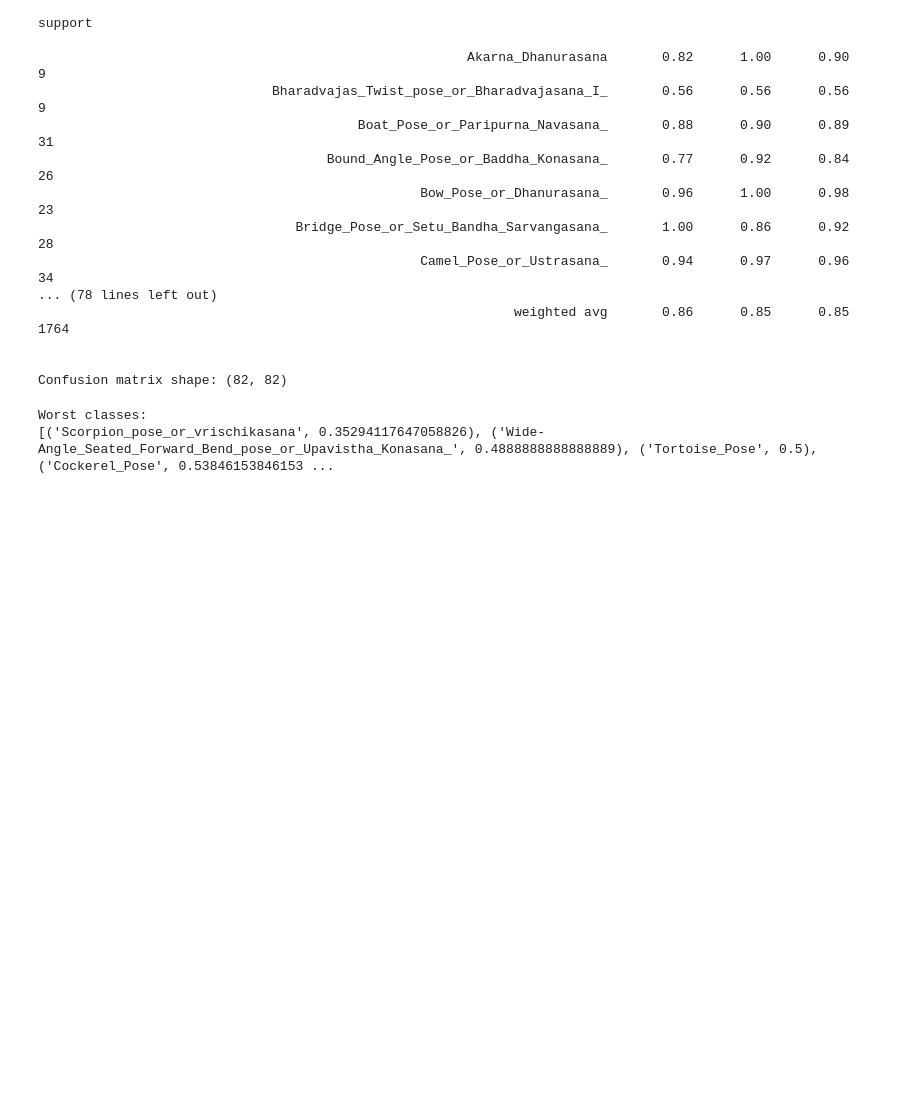
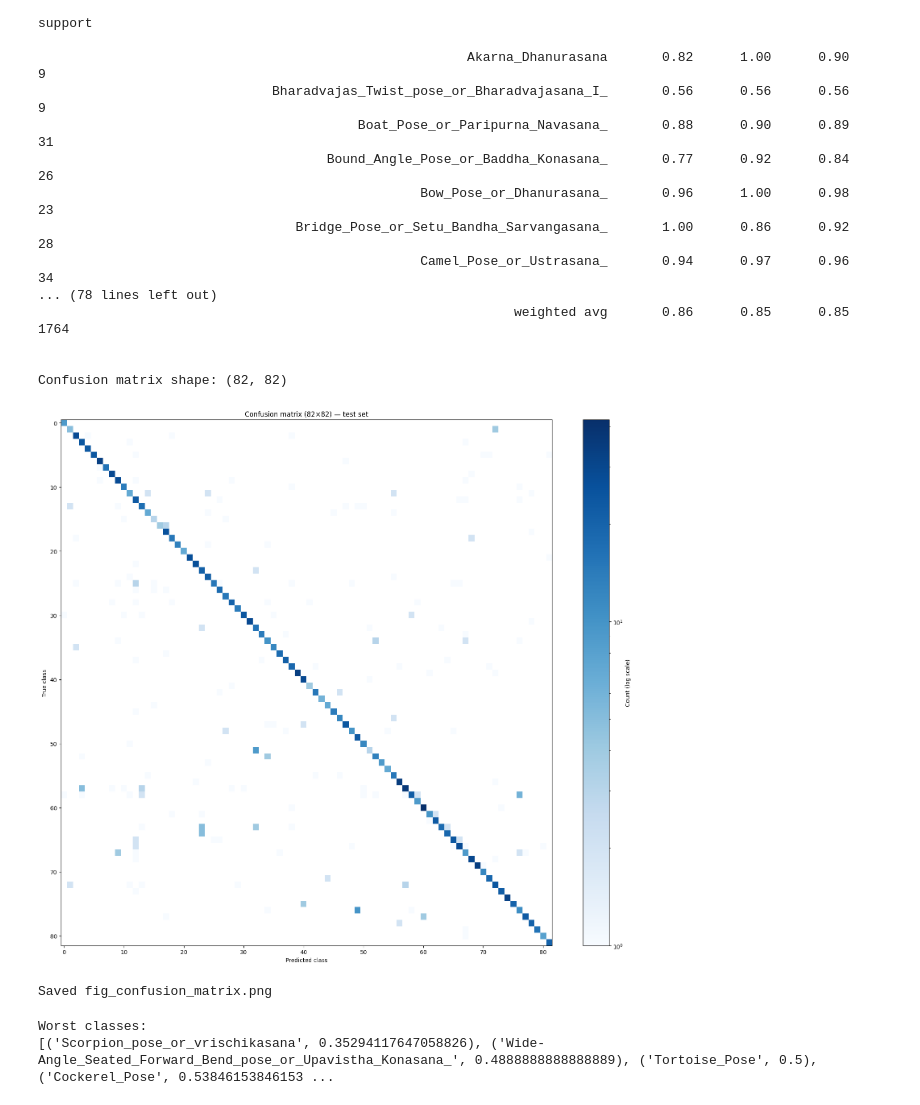
Before and after one commit to ArnasVaic/yoga-pose-classification, a Jupyter notebook: src/notebook.ipynb, the cells around one changed output. Drawn from its saved outputs; the diff is of its cells as text; code cells hidden in the pictures; blank space fills up the shorter version.

```diff
--- a/src/notebook.ipynb
+++ b/src/notebook.ipynb
@@ -304,6 +382,24 @@ Classification report:
 
 
 Confusion matrix shape: (82, 82)
+# %%
+import matplotlib.pyplot as plt
+from matplotlib.colors import LogNorm
+
+vmin = max(1, cm[cm > 0].min())
+fig, ax = plt.subplots(figsize=(16, 14))
+im = ax.imshow(cm, norm=LogNorm(vmin=vmin, vmax=cm.max()), cmap="Blues", aspect="auto")
+plt.colorbar(im, ax=ax, label="Count (log scale)")
+ax.set_xlabel("Predicted class")
+ax.set_ylabel("True class")
+ax.set_title("Confusion matrix (82×82) — test set")
+plt.tight_layout()
+plt.savefig(IMG_DIR / "fig_confusion_matrix.png", dpi=150, bbox_inches="tight")
+plt.show()
+print("Saved fig_confusion_matrix.png")
+# %% [output]
+[figure, added]
+Saved fig_confusion_matrix.png
 # %%
 report = classification_report(labels, preds, target_names=test_ds.classes, output_dict=True)
 
```
Also changed, not shown: parts of 8 cells of this notebook, 20 other files.
